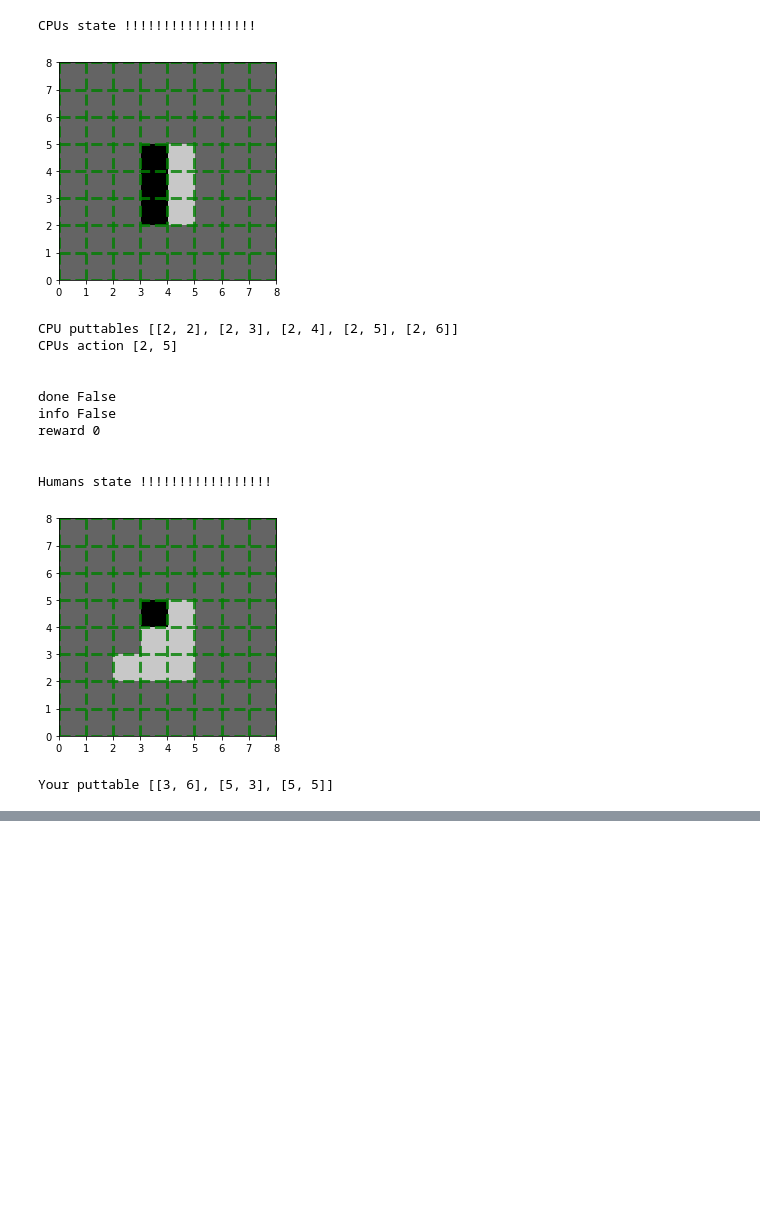
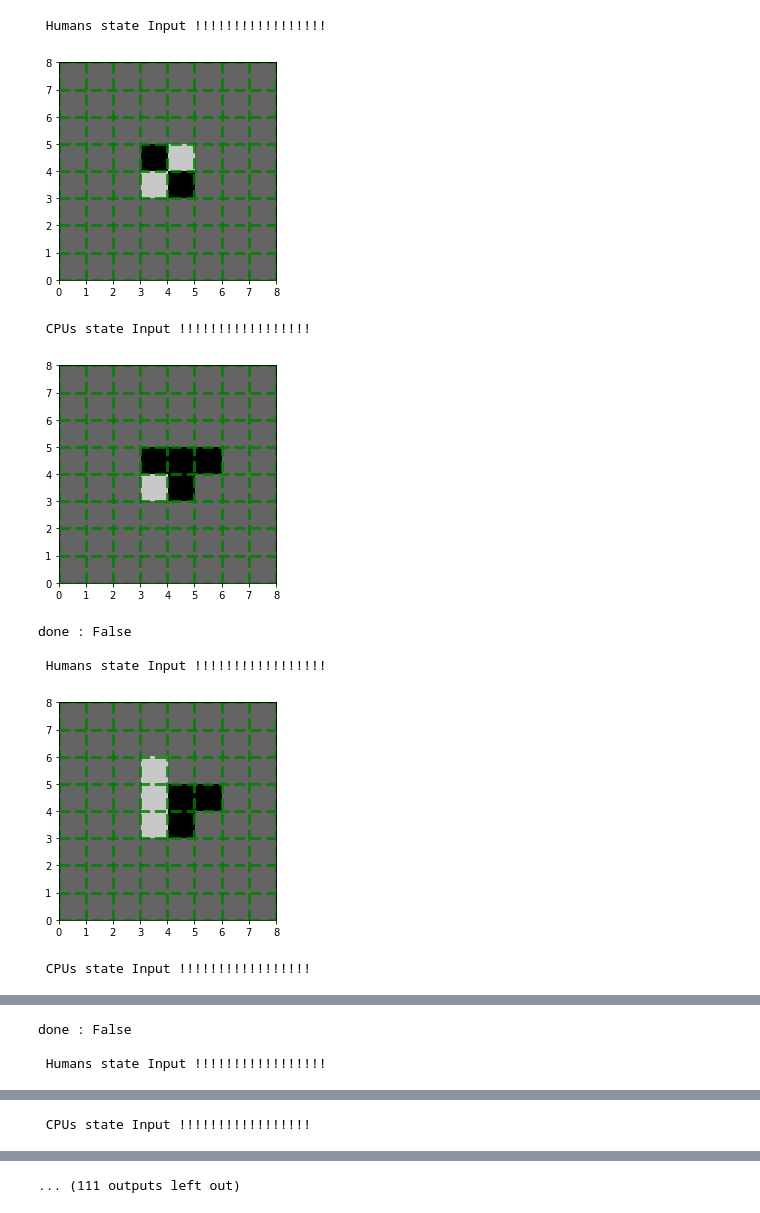
Before and after one commit to goya5858/OSERO, a Jupyter notebook: Othello_Task.ipynb, the cells around one changed output, grey strips where cells are left out. Saved outputs shown, nothing was run; the diff lists cells and outputs as text; code cells hidden in the pictures; blank space fills up the shorter version.

```diff
--- a/Othello_Task.ipynb
+++ b/Othello_Task.ipynb
@@ -305,6 +310,0 @@ def plt_img(state):
-# %%
-task = OTHELLO_Task(player_color='W')
-state = task.reset()
-
-plt_img(state=task.GAME.board)
-print("Your puttable", task.GAME.check())
@@ -318,29 +310,0 @@ Your puttable [[3, 5], [5, 3], [5, 5]]
-# %%
-A = [3, 5]
-action = 8*A[0] + A[1]
-reward, state_next, done, info = task.step(action)
-
-print("\n")
-print("done", done)
-print("info", info)
-print("reward", reward)
-
-print("\n")
-print("Humans state !!!!!!!!!!!!!!!!!")
-plt_img(state=task.GAME.board)
-print("Your puttable", task.GAME.check())
-# %% [output]
-CPUs state !!!!!!!!!!!!!!!!!
-[figure, removed]
-CPU puttables [[2, 2], [2, 3], [2, 4], [2, 5], [2, 6]]
-CPUs action [2, 5]
-
-
-done False
-info False
-reward 0
-
-
-Humans state !!!!!!!!!!!!!!!!!
-[figure, removed]
-Your puttable [[3, 6], [5, 3], [5, 5]]
@@ -346,0 +358,18 @@ Your puttable [[3, 6], [5, 3], [5, 5]]
+# %%
+GAMMA = 0.99
+CAPACITY = 10000
+BATCH_SIZE = 32
+MAX_ITER = 0
+
+AAA = Environment()
+TTT = AAA.train()
+# %% [output]
+ Humans state Input !!!!!!!!!!!!!!!!!
+[figure, added]
+ CPUs state Input !!!!!!!!!!!!!!!!!
+[figure, added]
+done : False
+
+ Humans state Input !!!!!!!!!!!!!!!!!
+[figure, added]
+ CPUs state Input !!!!!!!!!!!!!!!!!
@@ -346,0 +377,3 @@ Your puttable [[3, 6], [5, 3], [5, 5]]
+done : False
+
+ Humans state Input !!!!!!!!!!!!!!!!!
@@ -346,0 +381 @@ Your puttable [[3, 6], [5, 3], [5, 5]]
+ CPUs state Input !!!!!!!!!!!!!!!!!
@@ -346,0 +383 @@ Your puttable [[3, 6], [5, 3], [5, 5]]
+... (111 outputs left out)
```
Also changed, not shown: parts of 7 cells of this notebook.
